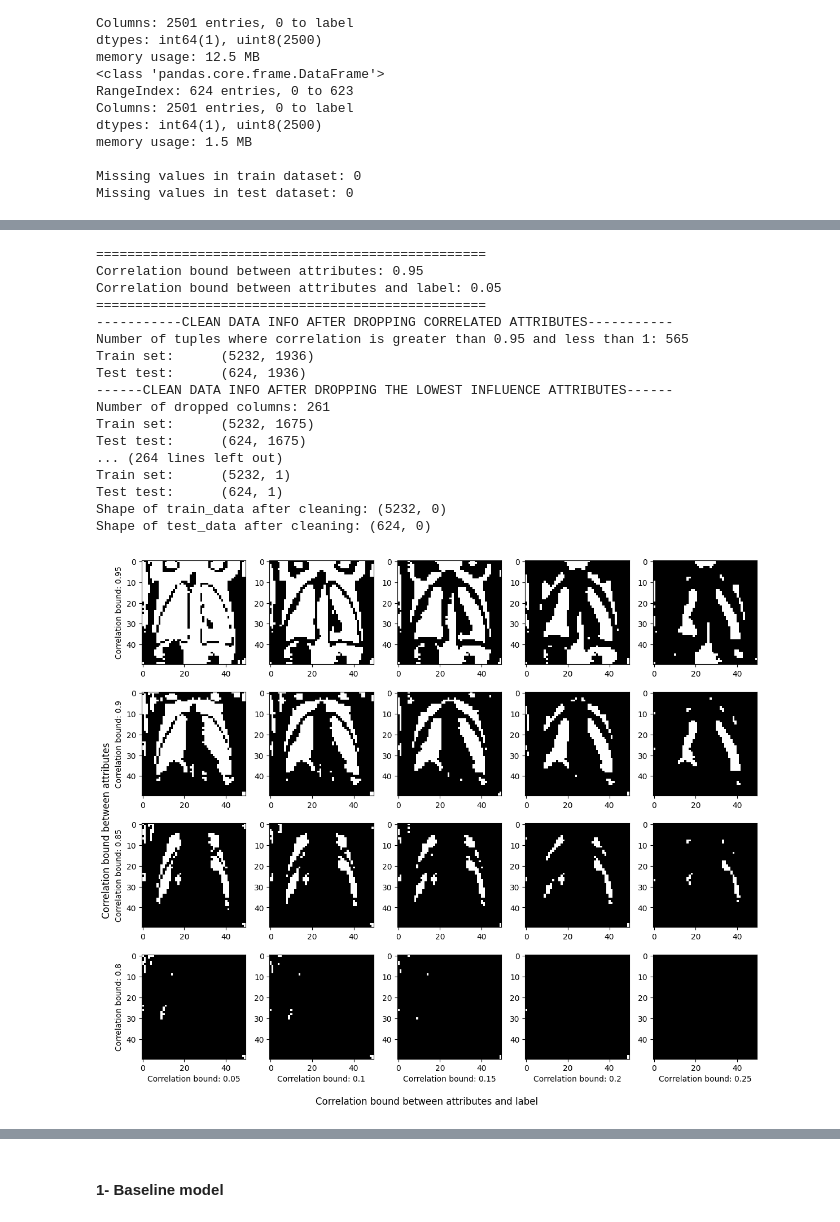
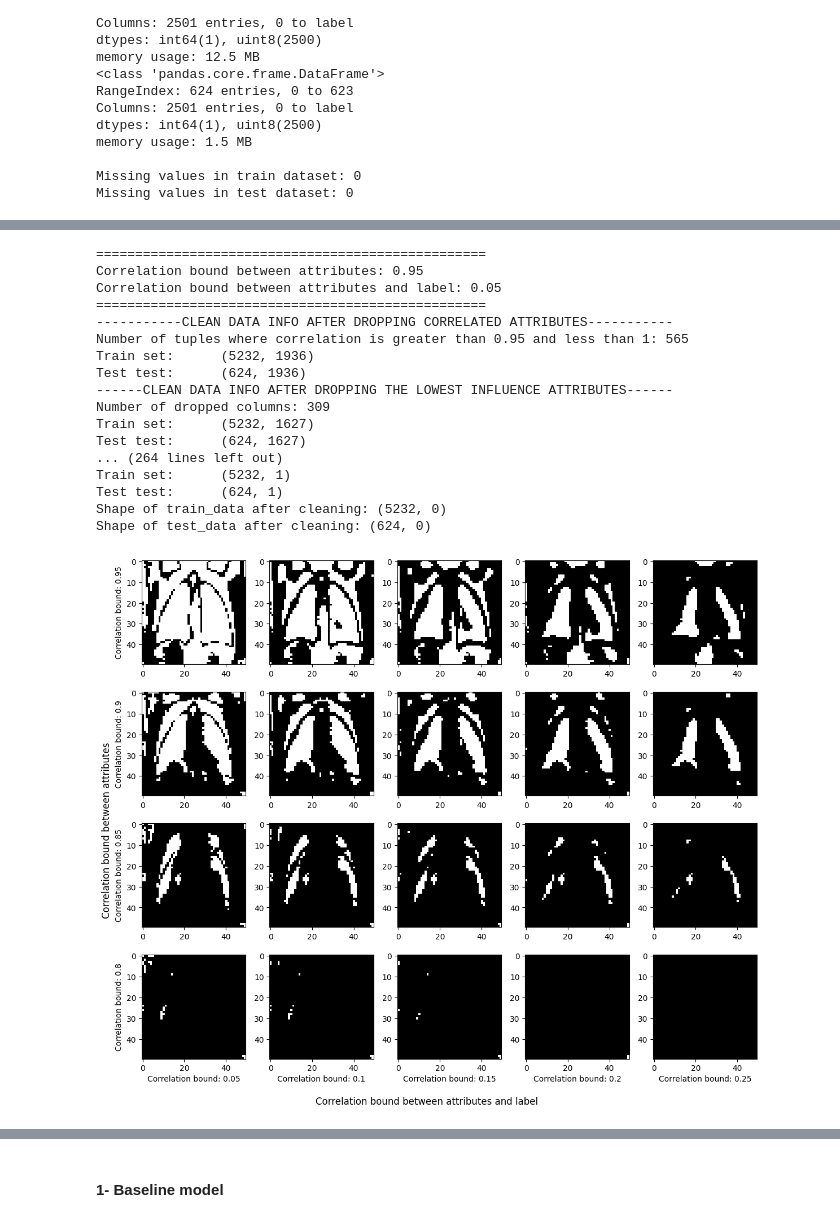
Before and after one commit to jlopetegui98/Hands-on-ML-Project, a Jupyter notebook: main.ipynb, the cells around one changed output, grey strips where cells are left out. Cells and saved outputs as stored; diff of their text form; code cells hidden in the pictures.

```diff
--- a/main.ipynb
+++ b/main.ipynb
@@ -66,6 +63,6 @@ Having cleaned the data we will propose a naïve model as baseline and train tra
 # %%
-# data_dir = "./data/chest_xray/"
-data_dir = "./drive/MyDrive/data/chest_xray"
+data_dir = "./data/chest_xray/"
+# data_dir = "./drive/MyDrive/data/chest_xray"
 TRAIN_PATH = 'train'
 TEST_PATH = 'test'
 # %%
@@ -309,5 +303,28 @@ DATA CLEANING
 # %%
-def data_cleaning(train_df, test_df, corr1, corr2, IMG_SIZE=50):
+def data_cleaning(train_df, test_df, corr1, corr2, cm, IMG_SIZE=50):
+    '''
+    Function to clean the data
+    Arguments:
+        train_df: dataframe
+            dataframe of the training data
+        test_df: dataframe
+            dataframe of the testing data
+        corr1: float
+            correlation bound between attributes
+        corr2: float
+            correlation bound between attributes and label
+        cm: array
+            correlation matrix
+        IMG_SIZE: int
+            size of the images
+    Returns:
+        train_images_clean: array
+            array of the training images after cleaning
+        test_images_clean: array
+            array of the testing images after cleaning
+        dropped_columns_mask: array
+            array of the dropped columns
+    '''
     print("==================================================")
     print(f"Correlation bound between attributes: {corr1}\nCorrelation bound between attributes and label: {corr2}")
     print("==================================================")
@@ -368,38 +391,38 @@ fig,axes = plt.subplots(4,5)
 fig.set_size_inches(12,10)
 
 for i, corr1 in enumerate(corr_attributes_bound):
     for j, corr2 in enumerate(corr_label_bound):
-        _, _, dropped_columns_mask = data_cleaning(train_df, test_df, corr1, corr2)
+        _, _, dropped_columns_mask = data_cleaning(train_df, test_df, corr1, corr2, cm)
         axes[i,j].imshow(dropped_columns_mask.reshape(IMG_SIZE,IMG_SIZE),cmap='gray')
 
         if i == 3:
             axes[i,j].set_xlabel(f"Correlation bound: {corr2}")
         if j == 0:
             axes[i,j].set_ylabel(f"Correlation bound: {corr1}")
 
 fig.supylabel("Correlation bound between attributes")
 fig.supxlabel("Correlation bound between attributes and label")
 plt.tight_layout()
 plt.show()
 # %% [output]
 ==================================================
 Correlation bound between attributes: 0.95
 Correlation bound between attributes and label: 0.05
 ==================================================
 -----------CLEAN DATA INFO AFTER DROPPING CORRELATED ATTRIBUTES-----------
 Number of tuples where correlation is greater than 0.95 and less than 1: 565
 Train set:      (5232, 1936)
 Test test:      (624, 1936)
 ------CLEAN DATA INFO AFTER DROPPING THE LOWEST INFLUENCE ATTRIBUTES------
-Number of dropped columns: 261
-Train set:      (5232, 1675)
-Test test:      (624, 1675)
+Number of dropped columns: 309
+Train set:      (5232, 1627)
+Test test:      (624, 1627)
 ... (264 lines left out)
 Train set:      (5232, 1)
 Test test:      (624, 1)
 Shape of train_data after cleaning: (5232, 0)
 Shape of test_data after cleaning: (624, 0)
-[figure, old version]
+[figure, new version]
 # %%
 # Choose the best combination of correlation bounds
 # corr1 = 0.9
```
Also changed, not shown: parts of 40 cells of this notebook.
